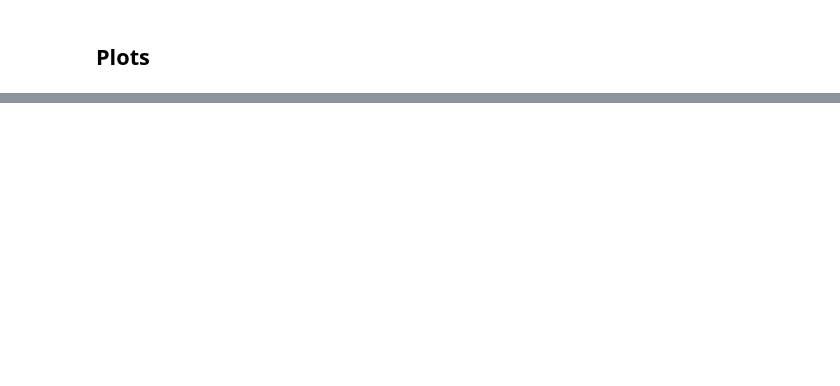
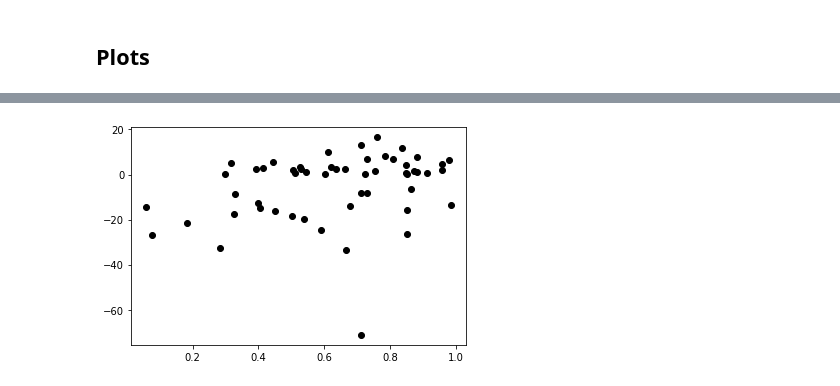
Before and after one commit to arjygh/stocksandoptions, a Jupyter notebook: stonks.ipynb, the cells around one changed output, grey strips where cells are left out. Drawn from its saved outputs; the diff is of its cells as text; code cells hidden in the pictures; blank space fills up the shorter version.

```diff
--- a/stonks.ipynb
+++ b/stonks.ipynb
@@ -385,8 +411,9 @@ passed_trades[passed_trades['CBI']<0.30].head(15)
 # %% [markdown]
 ## Plots
 # %%
-passed_trades = pd.read_csv('sp500_passed_trades2018_2021-04-18.csv')
+passed_trades = pd.read_csv(filename)
 x = passed_trades['CBI']
 y = passed_trades['Price_Delta'].values
 plt.plot(x,y,'o', color='black')
 passed_trades.head(5)
+# %% [output]
@@ -393,3 +426,4 @@ passed_trades.head(5)
+[figure, added]
 # %%
 CBI_limit = 0.25
 passed_trades['CBI_cutoff'] = np.where(passed_trades['CBI']<=CBI_limit, 'Below', 'Above')
```
Also changed, not shown: parts of 8 cells of this notebook.
